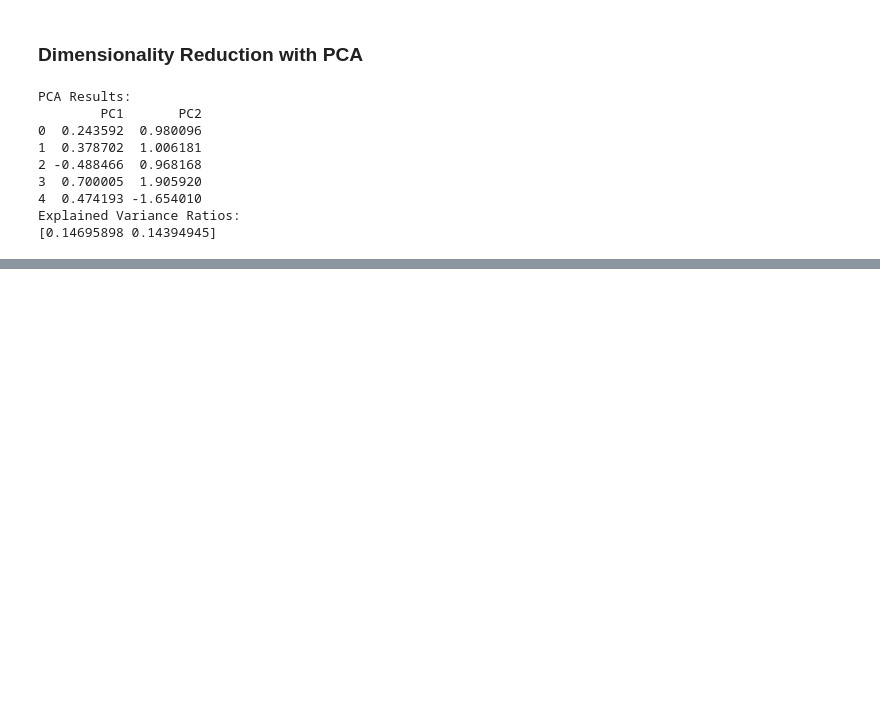
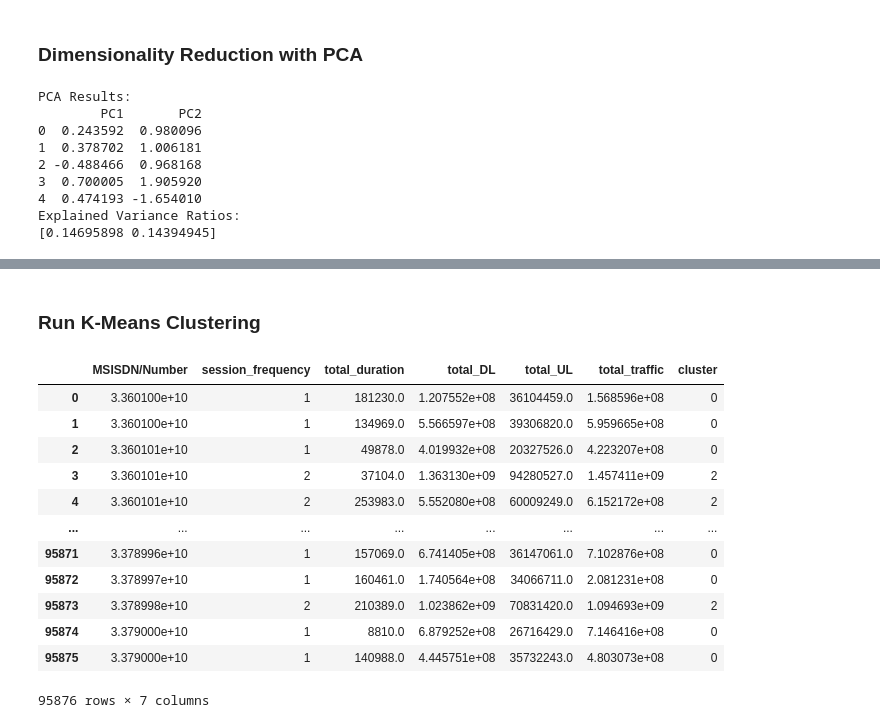
Before and after one commit to KingBetse/Kifiya-AIM-W2, a Jupyter notebook: notebooks/User Analysis .ipynb, the cells around one changed output, grey strips where cells are left out. Drawn from its saved outputs; the diff is of its cells as text; code cells hidden in the pictures; blank space fills up the shorter version.

```diff
--- a/notebooks/User Overview Analysis .ipynb
+++ b/notebooks/User Analysis .ipynb
@@ -356,0 +429,23 @@ Explained Variance Ratios:
+# %% [markdown]
+### Run K-Means Clustering
+# %%
+from sklearn.cluster import KMeans
+
+# Perform k-means clustering with k=3
+kmeans = KMeans(n_clusters=3, random_state=42)
+engagement_metrics['cluster'] = kmeans.fit_predict(normalized_metrics)
+engagement_metrics
+# %% [output]
+|  | MSISDN/Number | session_frequency | total_duration | total_DL | total_UL | total_traffic | cluster |
+| 0 | 3.360100e+10 | 1 | 181230.0 | 1.207552e+08 | 36104459.0 | 1.568596e+08 | 0 |
+| 1 | 3.360100e+10 | 1 | 134969.0 | 5.566597e+08 | 39306820.0 | 5.959665e+08 | 0 |
+| 2 | 3.360101e+10 | 1 | 49878.0 | 4.019932e+08 | 20327526.0 | 4.223207e+08 | 0 |
+| 3 | 3.360101e+10 | 2 | 37104.0 | 1.363130e+09 | 94280527.0 | 1.457411e+09 | 2 |
+| 4 | 3.360101e+10 | 2 | 253983.0 | 5.552080e+08 | 60009249.0 | 6.152172e+08 | 2 |
+| ... | ... | ... | ... | ... | ... | ... | ... |
+| 95871 | 3.378996e+10 | 1 | 157069.0 | 6.741405e+08 | 36147061.0 | 7.102876e+08 | 0 |
+| 95872 | 3.378997e+10 | 1 | 160461.0 | 1.740564e+08 | 34066711.0 | 2.081231e+08 | 0 |
+| 95873 | 3.378998e+10 | 2 | 210389.0 | 1.023862e+09 | 70831420.0 | 1.094693e+09 | 2 |
+| 95874 | 3.379000e+10 | 1 | 8810.0 | 6.879252e+08 | 26716429.0 | 7.146416e+08 | 0 |
+| 95875 | 3.379000e+10 | 1 | 140988.0 | 4.445751e+08 | 35732243.0 | 4.803073e+08 | 0 |
+95876 rows × 7 columns
```
Also changed, not shown: parts of 17 cells of this notebook, 3 other files.
